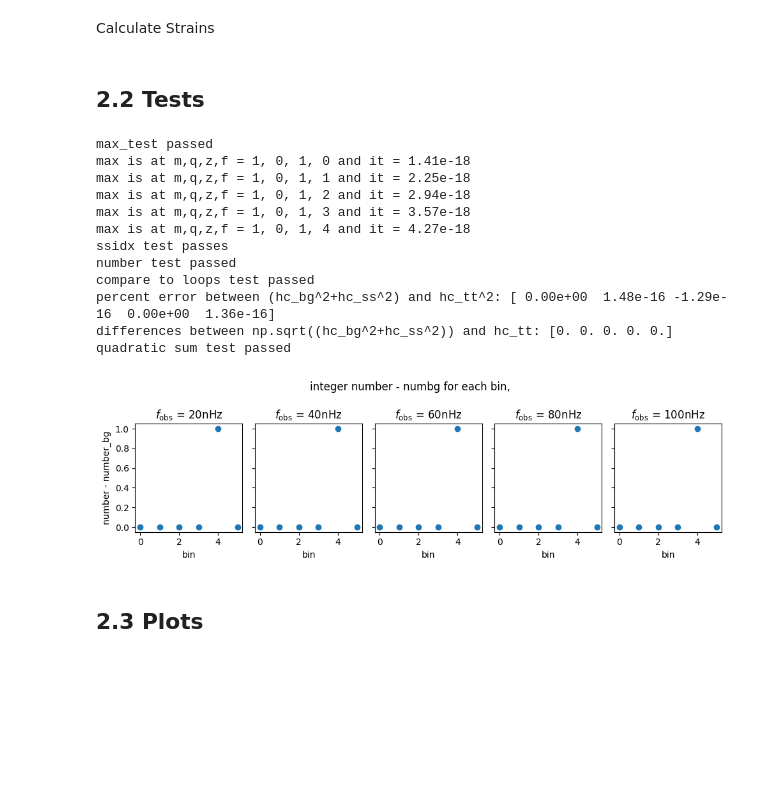
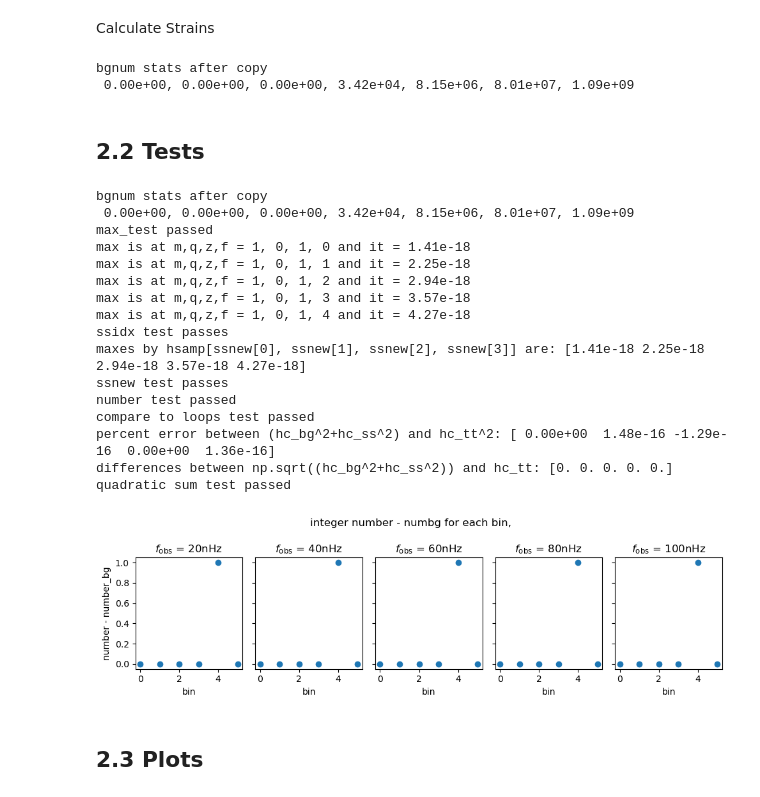
Before and after one commit to nanograv/holodeck, a Jupyter notebook: ecg-notebooks/single_sources/singlesources.ipynb, the cells around one changed output. Drawn from its saved outputs; the diff is of its cells as text; code cells hidden in the pictures; blank space fills up the shorter version.

```diff
--- a/ecg-notebooks/single_sources/singlesources.ipynb
+++ b/ecg-notebooks/single_sources/singlesources.ipynb
@@ -999,10 +1000,12 @@ def run_example_tests(edges,number, fobs, exname='', print_test=False,
     ssidx
     bgnum
     '''
-    hc_bg, hc_ss, hsamp, ssidx, hsmax, bgnum = ss_gws_by_ndars(edges, number, realize=False, round=True)
+    hc_bg, hc_ss, hsamp, ssidx, hsmax, bgnum, ssnew = ss_gws_by_ndars(edges, number, realize=False, round=True)
     max_test(hsmax, hsamp)
 
     ssidx_test(hsmax, hsamp, ssidx, print_test)
+
+    ssnew_test(hsmax, hsamp, ssnew, print_test)
 
     rounded = np.floor(number).astype(np.int64)
     number_test(rounded, bgnum, fobs, exname, plot_test=print_test)
@@ -1013,7 +1016,8 @@ def run_example_tests(edges,number, fobs, exname='', print_test=False,
     hc_tt = gws_by_ndars(edges, number, realize=False, round = True, sum=True)
     quadratic_sum_test(hc_bg, hc_ss, hc_tt, print_test)
 
-    return hc_bg, hc_ss, hsamp, ssidx, hsmax, bgnum
+
+    return hc_bg, hc_ss, hsamp, ssidx, hsmax, bgnum, ssnew
 # %% [markdown]
 run tests
 # %%
@@ -1702,33 +1714,40 @@ hc_tt = gws_by_ndars(edges, number, realize=False, round = True, sum=True)
 
 # Get BG and SS Strain using ss_gws_by_ndars()
 # has hsamp but not sspar
-hc_bg_ndar, hc_ss_ndar, hsamp_ndar, ssidx_ndar, maxhs_ndar, bgnum_ndar\
+hc_bg_ndar, hc_ss_ndar, hsamp_ndar, ssidx_ndar, maxhs_ndar, bgnum_ndar, ssnew_ndar\
     = ss_gws_by_ndars(edges, number, realize=False)
 
 # Get BG and SS Strain using ss_gws_by_loops()
 # has sspar, but not hsamp
 hc_bg_loop, hc_ss_loop, sspar_loop, ssidx_loop, maxhs_loop, bgnum_loop\
     = ss_gws_by_loops(edges, number, realize=False)
+# %% [output]
+bgnum stats after copy
+ 0.00e+00, 0.00e+00, 0.00e+00, 3.42e+04, 8.15e+06, 8.01e+07, 1.09e+09
 # %% [markdown]
 ## 2.2 Tests
 # %%
 # test
-hc_bg_ndar, hc_ss_ndar, hsamp_ndar, ssidx_ndar, maxhs_ndar, bgnum_ndar\
+hc_bg_ndar, hc_ss_ndar, hsamp_ndar, ssidx_ndar, maxhs_ndar, bgnum_ndar, ssnew_ndar\
     = run_example_tests(edges, number, fobs, print_test=True)
 # %% [output]
+bgnum stats after copy
+ 0.00e+00, 0.00e+00, 0.00e+00, 3.42e+04, 8.15e+06, 8.01e+07, 1.09e+09
 max_test passed
 max is at m,q,z,f = 1, 0, 1, 0 and it = 1.41e-18
 max is at m,q,z,f = 1, 0, 1, 1 and it = 2.25e-18
 max is at m,q,z,f = 1, 0, 1, 2 and it = 2.94e-18
 max is at m,q,z,f = 1, 0, 1, 3 and it = 3.57e-18
 max is at m,q,z,f = 1, 0, 1, 4 and it = 4.27e-18
 ssidx test passes
+maxes by hsamp[ssnew[0], ssnew[1], ssnew[2], ssnew[3]] are: [1.41e-18 2.25e-18 2.94e-18 3.57e-18 4.27e-18]
+ssnew test passes
 number test passed
 compare to loops test passed
 percent error between (hc_bg^2+hc_ss^2) and hc_tt^2: [ 0.00e+00  1.48e-16 -1.29e-16  0.00e+00  1.36e-16]
 differences between np.sqrt((hc_bg^2+hc_ss^2)) and hc_tt: [0. 0. 0. 0. 0.]
 quadratic sum test passed
-[figure, old version]
+[figure, new version]
 # %% [markdown]
 ## 2.3 Plots
 # %% [markdown]
```
Also changed, not shown: parts of 26 cells of this notebook, 12 other files.
